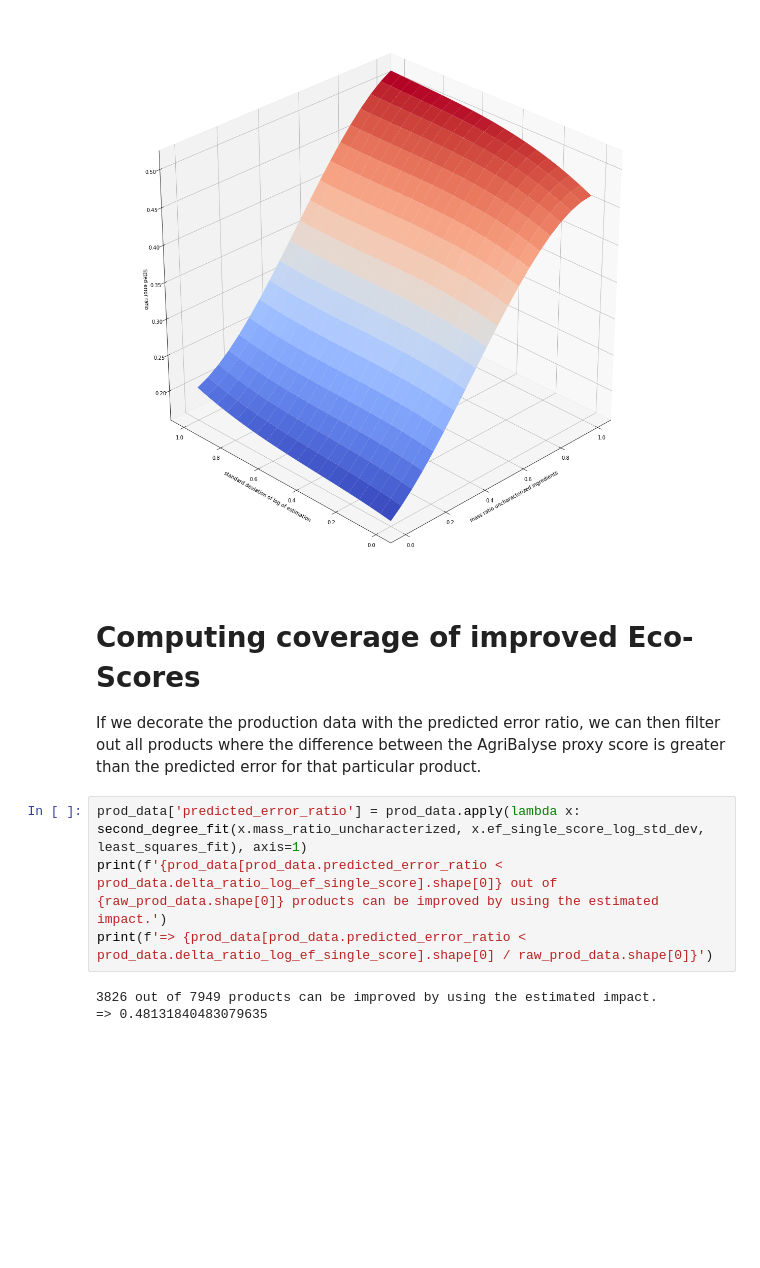
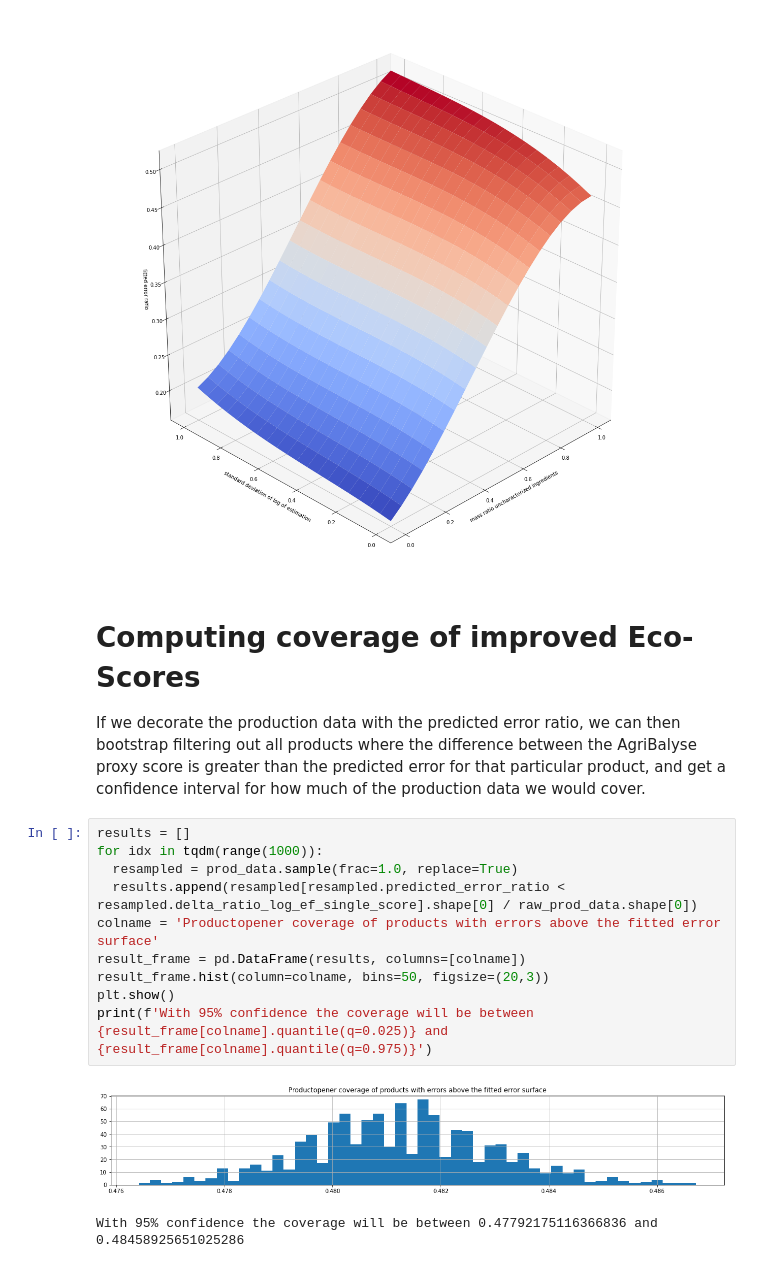
Before and after one commit to openfoodfacts/off-product-environmental-impact, a Jupyter notebook: analysis/colab/OFF impact estimator.ipynb, the cells around one changed output. Saved outputs shown, nothing was run; the diff lists cells and outputs as text; blank space fills up the shorter version.

```diff
--- a/analysis/colab/OFF impact estimator.ipynb
+++ b/analysis/colab/OFF impact estimator.ipynb
@@ -505,11 +505,17 @@ Generating points
 # %% [markdown]
 # Computing coverage of improved Eco-Scores
 
-If we decorate the production data with the predicted error ratio, we can then filter out all products where the difference between the AgriBalyse proxy score is greater than the predicted error for that particular product.
+If we decorate the production data with the predicted error ratio, we can then bootstrap filtering out all products where the difference between the AgriBalyse proxy score is greater than the predicted error for that particular product, and get a confidence interval for how much of the production data we would cover.
-# %%
-prod_data['predicted_error_ratio'] = prod_data.apply(lambda x: second_degree_fit(x.mass_ratio_uncharacterized, x.ef_single_score_log_std_dev, least_squares_fit), axis=1)
-print(f'{prod_data[prod_data.predicted_error_ratio < prod_data.delta_ratio_log_ef_single_score].shape[0]} out of {raw_prod_data.shape[0]} products can be improved by using the estimated impact.')
-print(f'=> {prod_data[prod_data.predicted_error_ratio < prod_data.delta_ratio_log_ef_single_score].shape[0] / raw_prod_data.shape[0]}')
-# %% [output]
-3826 out of 7949 products can be improved by using the estimated impact.
-=> 0.48131840483079635
+# %%
+results = []
+for idx in tqdm(range(1000)):
+  resampled = prod_data.sample(frac=1.0, replace=True)
+  results.append(resampled[resampled.predicted_error_ratio < resampled.delta_ratio_log_ef_single_score].shape[0] / raw_prod_data.shape[0])
+colname = 'Productopener coverage of products with errors above the fitted error surface'
+result_frame = pd.DataFrame(results, columns=[colname])
+result_frame.hist(column=colname, bins=50, figsize=(20,3))
+plt.show()
+print(f'With 95% confidence the coverage will be between {result_frame[colname].quantile(q=0.025)} and {result_frame[colname].quantile(q=0.975)}')
+# %% [output]
+[figure, added]
+With 95% confidence the coverage will be between 0.47792175116366836 and 0.48458925651025286
```
Also changed, not shown: parts of 4 cells of this notebook.
